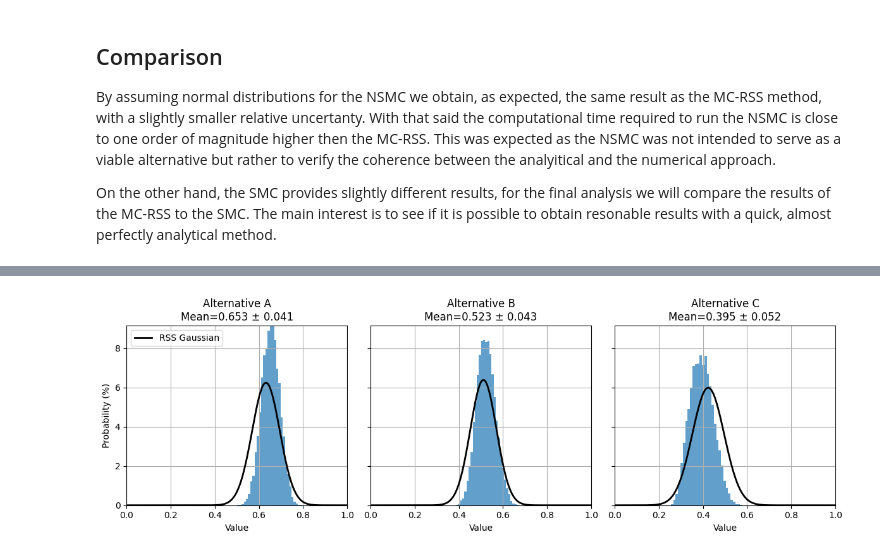
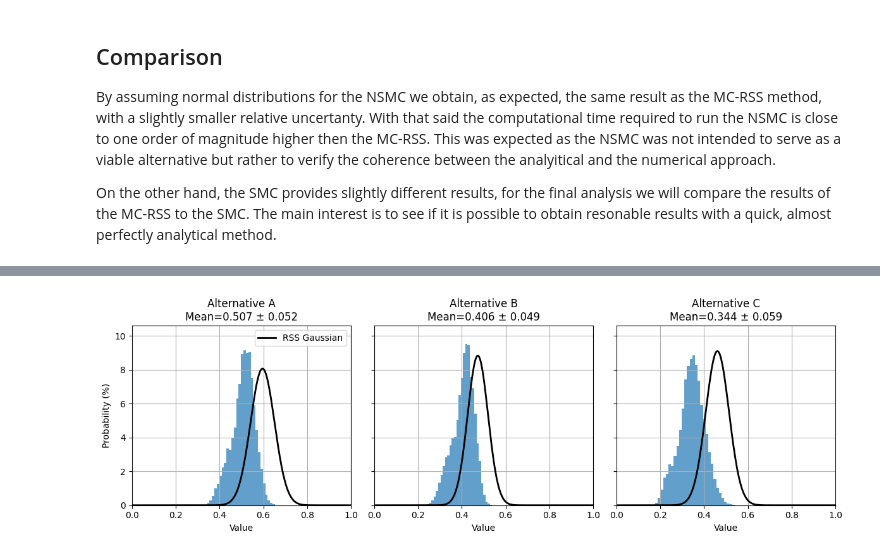
Before and after one commit to simo-pagliu/Master-Thesis, a Jupyter notebook: Uncertanty Propagation/UP-MCDA Method Comparisons.ipynb, the cells around one changed output, grey strips where cells are left out. Saved outputs shown, nothing was run; the diff lists cells and outputs as text; code cells hidden in the pictures.

```diff
--- a/Uncertanty Propagation/UP-MCDA Method Comparisons.ipynb
+++ b/Uncertanty Propagation/UP-MCDA Method Comparisons.ipynb
@@ -8,19 +8,20 @@ import numpy as np
 from scipy.interpolate import PchipInterpolator
 
 # Criteria names
-criteria = ["C1", "C2", "C3", "C4"]
+criteria = ["C1", "C2", "C3", "C4", "C5"]
 
 # Define alternatives
-alternative_A = [9, (7, 0.7), [8, 8, 7], {2:3}]  # Criterion values for alternative A
-alternative_B = [6, (6, 0.6), [7, 8, 6], {1:2}]  # Criterion values for alternative B
-alternative_C = [2, (3, 0.3), [9, 6, 8], {3:6}]  # Criterion values for alternative C
+alternative_A = [9, {"Normal": [7, 0.7]}, {"Discrete": [8, 8, 7]}, {"Uniform": [2, 3]}, {"Triangular": [1, 2, 3]}]  # Criterion values for alternative A
+alternative_B = [6, {"Normal": [6, 0.6]}, {"Discrete": [7, 8, 6]}, {"Uniform": [1, 2]}, {"Triangular": [1, 1.5, 2]}]  # Criterion values for alternative B
+alternative_C = [2, {"Normal": [3, 0.3]}, {"Discrete": [9, 6, 8]}, {"Uniform": [3, 6]}, {"Triangular": [2, 3, 4]}]  # Criterion values for alternative C
 alternatives = [alternative_A, alternative_B, alternative_C]
 
 weights = [
     [(0.2, 0.25), (0.21, 0.26), (0.19, 0.24), (0.22, 0.27)],  # Criterion 1
     [(0.23, 0.3), (0.24, 0.31), (0.22, 0.29), (0.25, 0.32)],   # Criterion 2
     [(0.3, 0.4), (0.31, 0.41), (0.29, 0.39), (0.32, 0.42)],   # Criterion 3
-    [(0.25, 0.35), (0.26, 0.36), (0.24, 0.34), (0.27, 0.37)]    # Criterion 4
+    [(0.25, 0.35), (0.26, 0.36), (0.24, 0.34), (0.27, 0.37)],    # Criterion 4
+    [(0.15, 0.2), (0.16, 0.21), (0.14, 0.19), (0.17, 0.22)]     # Criterion 5
 ]
 
 # Results of value function elicitation
@@ -32,10 +33,11 @@ C3_vf_a_points = [0, 2, 7, 9, 10]
 C3_vf_b_points = [0, 1, 6, 8, 10]
 C4_vf_a_points = [0, 1, 4, 6, 10]
 C4_vf_b_points = [0, 2, 5, 7, 10]
+C5_vf_a_points = [0, 2, 5, 8, 10]
+C5_vf_b_points = [0, 1, 4, 7, 10]
 
 elicitation_values = [0, 0.25, 0.5, 0.75, 1]
 def value_function(*points):
-    x = np.linspace(0, 10, 100)
     value_functions = []
     for point in points:
         vf = PchipInterpolator(point, elicitation_values)
@@ -47,8 +49,9 @@ vf_C1 = value_function(C1_vf_a_points, C1_vf_b_points)
 vf_C2 = value_function(C2_vf_a_points, C2_vf_b_points)
 vf_C3 = value_function(C3_vf_a_points, C3_vf_b_points)
 vf_C4 = value_function(C4_vf_a_points, C4_vf_b_points)
+vf_C5 = value_function(C5_vf_a_points, C5_vf_b_points)
 
-vf_list = [vf_C1, vf_C2, vf_C3, vf_C4]
+vf_list = [vf_C1, vf_C2, vf_C3, vf_C4, vf_C5]
 # %% [markdown]
 ## MC-RSS Method
 This method is primarly based on the error propagation by means of the root sum square method. To do so we assume all uncertanties can be expressed in the form $\mu \pm \sigma$, therefore assuming all distribution are normal distributions. The MC component is used to compute $v(x)$ since $x$, the input data, is normally distributed but we also have to consider that the value function $v$ return a normal distirbution for each input. For this we therefore sample by means of Montecarlo code to then assume the resulting distribution is again a normal one.
@@ -73,2 +76,3 @@ sim_runs=10000
 # %%
-results_MC_strict, rel_err_MC_strict = mc_simulation(alternatives, vf_list, weights, weighted_sum, sim_runs, bin_size=100, strict=True)
+results_MC_strict, rel_err_MC_strict = mc_simulation(alternatives, vf_list, weights, weighted_sum, sim_runs, bin_size=100, strict_v=True, strict_w=True)
+print(f"MC Error: {np.mean(rel_err_MC_strict)*100} %")
@@ -130,11 +171,7 @@ rss_means = [m.value for m in results_MC_RSS]
 rss_sigmas = [m.uncertainty for m in results_MC_RSS]
 
 for alt_idx, ax in enumerate(axes):
-    # for strict results each run has two values per alternative, so average across last axis per run
-    if results_MC_strict.ndim == 3:
-        data = np.mean(results_MC_strict[:, alt_idx, :], axis=1)
-    else:
-        data = results_MC_strict[:, alt_idx]
+    data = results_MC_strict[:, alt_idx]
 
     hist, bin_edges = np.histogram(data, bins=30)
     hist_prob = hist / sim_runs  # probability per bin (sums to 1)
@@ -144,31 +181,31 @@ for alt_idx, ax in enumerate(axes):
     ax.bar(bin_edges[:-1], hist_prob * 100, width=np.diff(bin_edges), align='edge', alpha=0.7)
     ax.set_xlabel("Value")
     ax.set_xlim(0, 1)
     ax.set_ylabel("Probability (%)" if alt_idx == 0 else "")
     ax.set_title(f"Alternative {chr(65 + alt_idx)}\nMean={mean_value:.3f} ± {std_value:.3f}")
     ax.grid(True)
     ax.set_ylim(0, max(hist_prob * 100) * 1.2)
 
     # overlay RSS as Gaussian (scaled to match histogram percentage per bin)
     mean_rss = rss_means[alt_idx]
     sigma_rss = rss_sigmas[alt_idx]
     bin_width = np.mean(np.diff(bin_edges))
     x_pdf = np.linspace(0, 1, 400)
     # avoid div by zero if sigma is zero
     if sigma_rss <= 0:
         ax.axvline(mean_rss, color='k', linestyle='--', label='RSS (mean)')
     else:
         pdf = np.exp(-0.5 * ((x_pdf - mean_rss) / sigma_rss) ** 2) / (sigma_rss * np.sqrt(2 * np.pi))
         # scale pdf to percentage per bin to match bar heights
         pdf_scaled = pdf * 100 * bin_width
         ax.plot(x_pdf, pdf_scaled, color='black', lw=2, label='RSS Gaussian')
 
 # add a single legend
 handles, labels = axes[0].get_legend_handles_labels()
 if handles:
     axes[0].legend()
 
 plt.tight_layout()
 plt.show()
 # %% [output]
-[figure, old version]
+[figure, new version]
```
Also changed, not shown: parts of 11 cells of this notebook, 2 other files.
